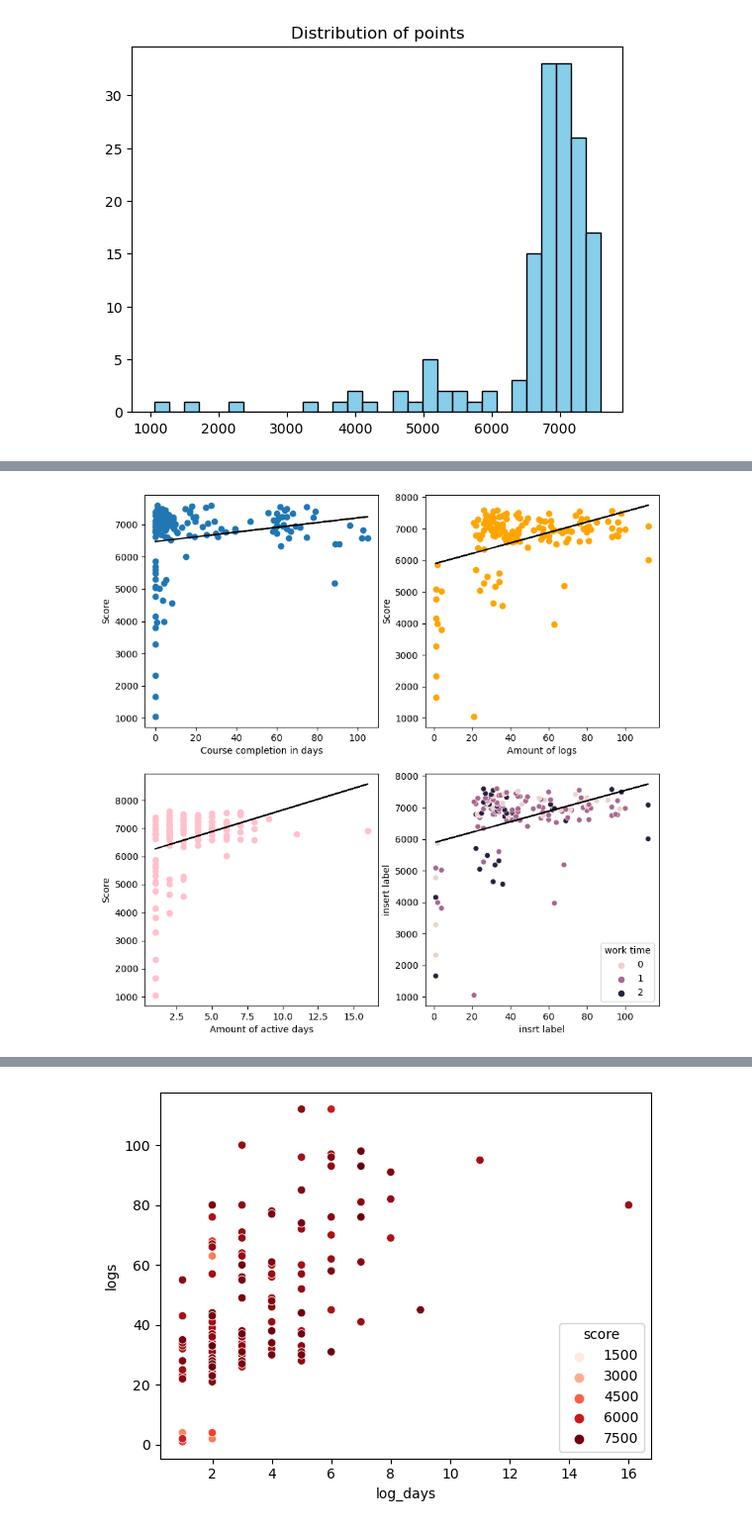
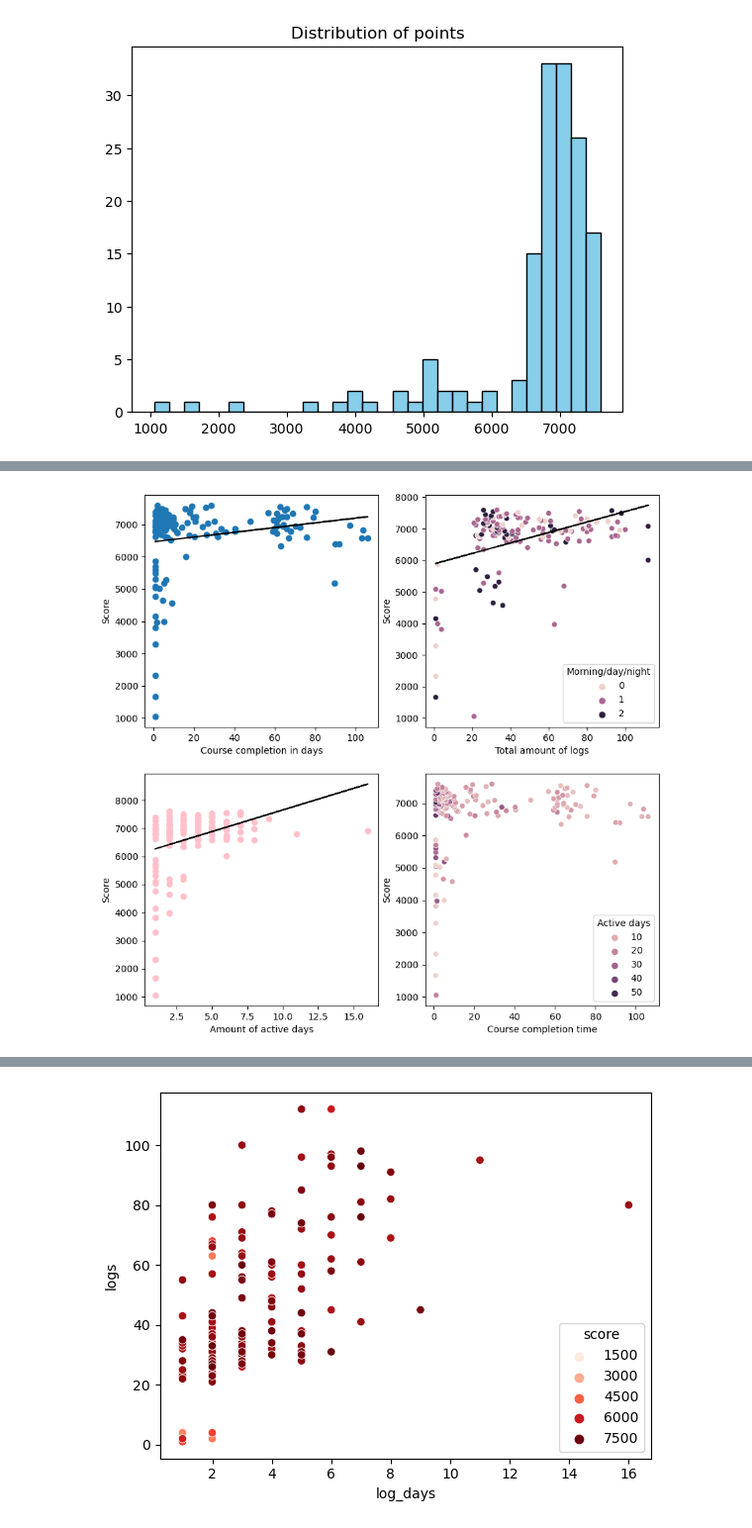
Before and after one commit to fskgiulia/JYUEF01, a Jupyter notebook: project_notebook.ipynb, the cells around one changed output, grey strips where cells are left out. Shown: that part at 99% size. Cells and saved outputs as stored; diff of their text form; code cells hidden in the pictures.

```diff
--- a/project_notebook.ipynb
+++ b/project_notebook.ipynb
@@ -54,8 +73,8 @@ import numpy as np
 
 # Extracting data
 
-# The time each student took to complete the course
-times = [(max(student_dict[s]) - min(student_dict[s])).total_seconds() / (60*60*24) for s in students]
+# The time each student took to complete the course, rounded down
+times = [(max(student_dict[s]) - min(student_dict[s])).total_seconds() / (60*60*24) + 1 for s in students]
 
 # The number of different timestamps, i.e. the number of logs in total done by the student
 logs = [len(student_dict[s]) for s in students]
@@ -81,7 +100,6 @@ for s in students:
             day = day + 1
         else:
             night = night + 1
-
     # Here just collecting the data
     l = [morning, day, night]
     all_working_hours.append(l)
@@ -100,45 +124,50 @@ df_new = pd.DataFrame(data)
 # %%
 # Actual plotting
 fig, ((ax1, ax2), (ax3, ax4)) = plt.subplots(2, 2, figsize=(10,10))
 
-times_arr = np.array(times)
-logs_arr = np.array(logs)
-students_arr = np.array(students)
-dates_arr = np.array(dates)
+times_arr = np.array(times) # course completion time
+logs_arr = np.array(logs) # amount of logs
+students_arr = np.array(students) # scores
+dates_arr = np.array(dates) # active days
 
 # for regression models
 time_slope, time_intercept = np.polyfit(times_arr, students_arr, 1)
 logs_slope, logs_intercept = np.polyfit(logs_arr, students_arr, 1)
 dates_slope, dates_intercept = np.polyfit(dates_arr, students_arr, 1)
 
 ax1.plot(times, students, 'o')
 ax1.set_xlabel('Course completion in days')
 ax1.set_ylabel('Score')
 
-ax2.plot(logs, students, 'o', color="orange")
-ax2.set_xlabel('Amount of logs')
+sns.scatterplot(x="logs",
+                    y="score",
+                    hue="pref_work_t",
+                    ax=ax2,
+                    data=df_new)
 ax2.set_ylabel('Score')
+ax2.set_xlabel('Total amount of logs')
+ax2.legend(title='Morning/day/night')
 
-ax3.plot(dates, students, 'o', color="pink")
+ax3.plot(dates_arr, students, 'o', color="pink")
 ax3.set_xlabel('Amount of active days')
 ax3.set_ylabel('Score')
 
-sns.scatterplot(x="logs",
+# This is shit, ignore it :D
+sns.scatterplot(x=logs,
                     y="score",
-                    hue="pref_work_t",
+                    hue="score",
                     ax=ax4,
                     data=df_new)
-                    # palette='Reds' # when hue is used
-ax4.set_xlabel('insrt label')
-ax4.set_ylabel('insert label')
-ax4.legend(title='work time')
+                    #, palette="Blues")
+ax4.set_xlabel('Course completion time')
+ax4.set_ylabel('Score')
+ax4.legend(title='Active days')
 
 ax1.plot(times_arr, time_slope * times_arr + time_intercept, color='black')
 ax2.plot(logs_arr, logs_slope * logs_arr + logs_intercept, color='black')
 ax3.plot(dates_arr, dates_slope * dates_arr + dates_intercept, color='black')
-ax4.plot(logs_arr, logs_slope * logs_arr + logs_intercept, color='black')
 
 plt.show()
 # %% [output]
-[figure, old version]
+[figure, new version]
 # %% [markdown]
```
Also changed, not shown: parts of 11 cells of this notebook.
